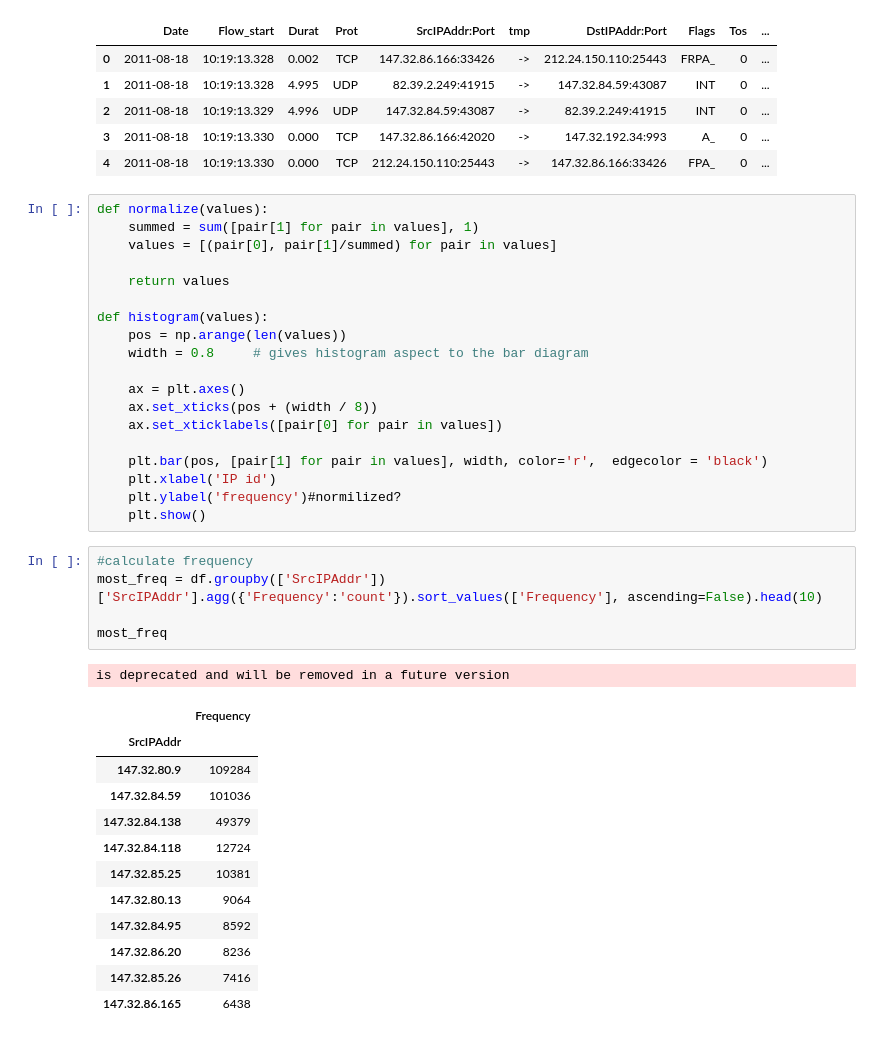
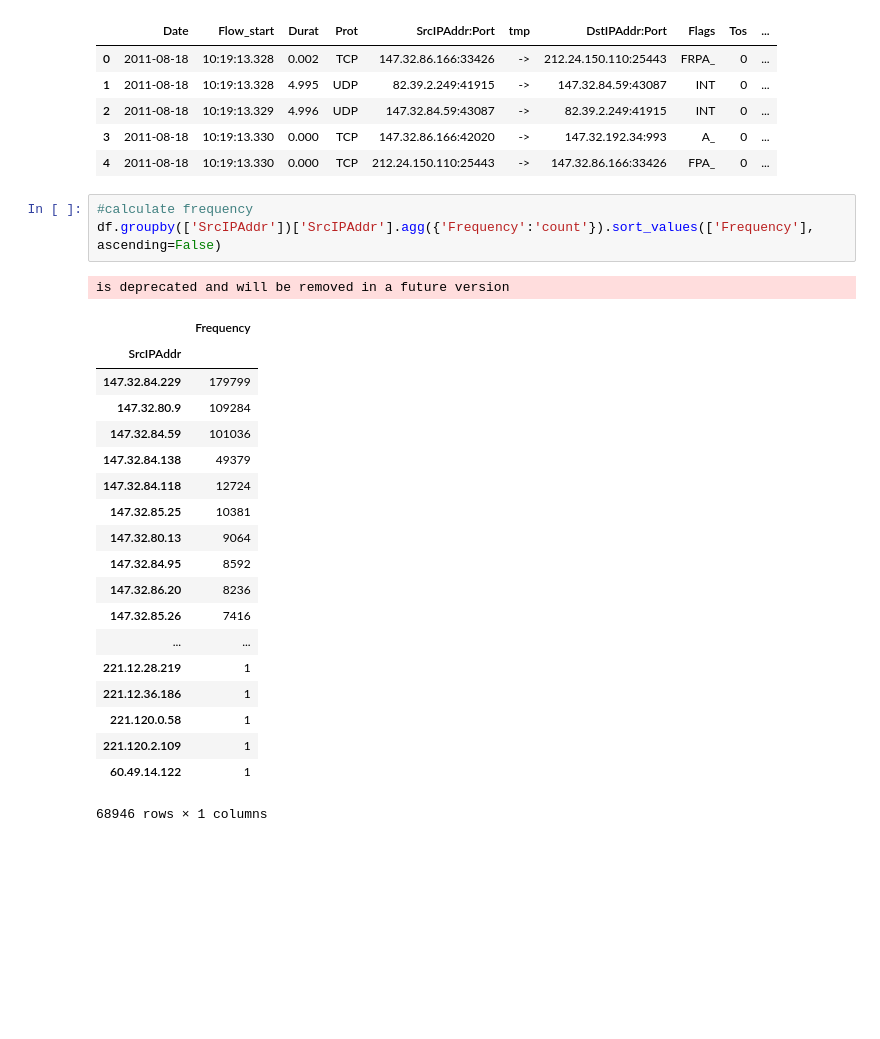
Before and after one commit to marius-pop0/CybeDataAnlaytics, a Jupyter notebook: Assignment3/dataflow.ipynb, the cells around one changed output. Cells and saved outputs as stored; diff of their text form; blank space fills up the shorter version.

```diff
--- a/Assignment3/dataflow.ipynb
+++ b/Assignment3/dataflow.ipynb
@@ -36,34 +36,14 @@ df.head()
 | 2 | 2011-08-18 | 10:19:13.329 | 4.996 | UDP | 147.32.84.59:43087 | -> | 82.39.2.249:41915 | INT | 0 | ... |
 | 3 | 2011-08-18 | 10:19:13.330 | 0.000 | TCP | 147.32.86.166:42020 | -> | 147.32.192.34:993 | A_ | 0 | ... |
 | 4 | 2011-08-18 | 10:19:13.330 | 0.000 | TCP | 212.24.150.110:25443 | -> | 147.32.86.166:33426 | FPA_ | 0 | ... |
-# %%
-def normalize(values):
-    summed = sum([pair[1] for pair in values], 1)
-    values = [(pair[0], pair[1]/summed) for pair in values]
-
-    return values
-
-def histogram(values):
-    pos = np.arange(len(values))
-    width = 0.8     # gives histogram aspect to the bar diagram
-
-    ax = plt.axes()
-    ax.set_xticks(pos + (width / 8))
-    ax.set_xticklabels([pair[0] for pair in values])
-
-    plt.bar(pos, [pair[1] for pair in values], width, color='r',  edgecolor = 'black')
-    plt.xlabel('IP id')
-    plt.ylabel('frequency')#normilized?
-    plt.show()
 # %%
 #calculate frequency
-most_freq = df.groupby(['SrcIPAddr'])['SrcIPAddr'].agg({'Frequency':'count'}).sort_values(['Frequency'], ascending=False).head(10)
-
-most_freq
+df.groupby(['SrcIPAddr'])['SrcIPAddr'].agg({'Frequency':'count'}).sort_values(['Frequency'], ascending=False)
 # %% [output]
 is deprecated and will be removed in a future version
 |  | Frequency |
 | SrcIPAddr |  |
+| 147.32.84.229 | 179799 |
 | 147.32.80.9 | 109284 |
 | 147.32.84.59 | 101036 |
 | 147.32.84.138 | 49379 |
@@ -73,4 +53,10 @@ is deprecated and will be removed in a future version
 | 147.32.84.95 | 8592 |
 | 147.32.86.20 | 8236 |
 | 147.32.85.26 | 7416 |
-| 147.32.86.165 | 6438 |
+| ... | ... |
+| 221.12.28.219 | 1 |
+| 221.12.36.186 | 1 |
+| 221.120.0.58 | 1 |
+| 221.120.2.109 | 1 |
+| 60.49.14.122 | 1 |
+68946 rows × 1 columns
```
Also changed, not shown: parts of 9 cells of this notebook, 2 other files.
